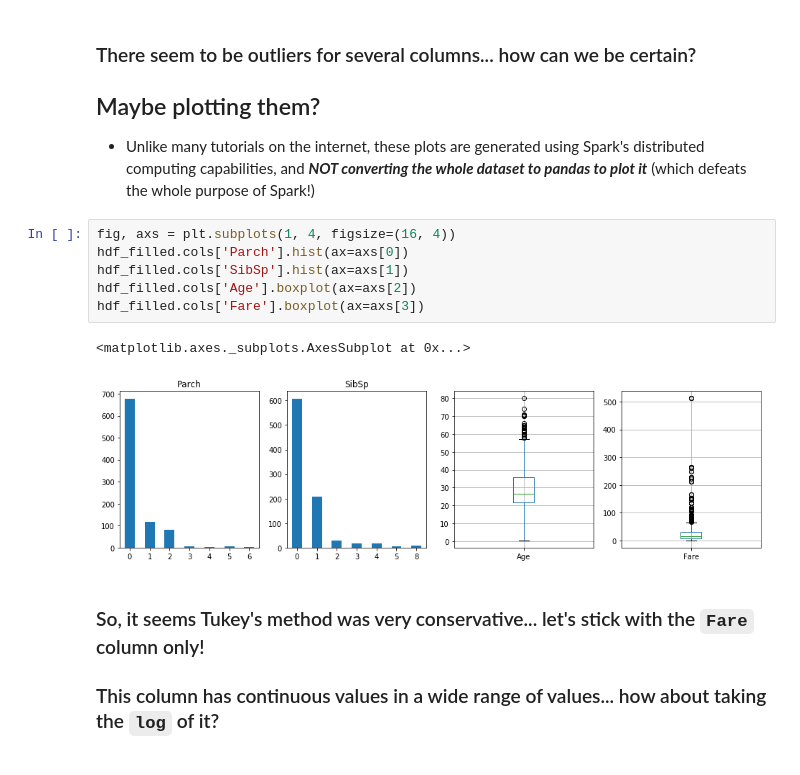
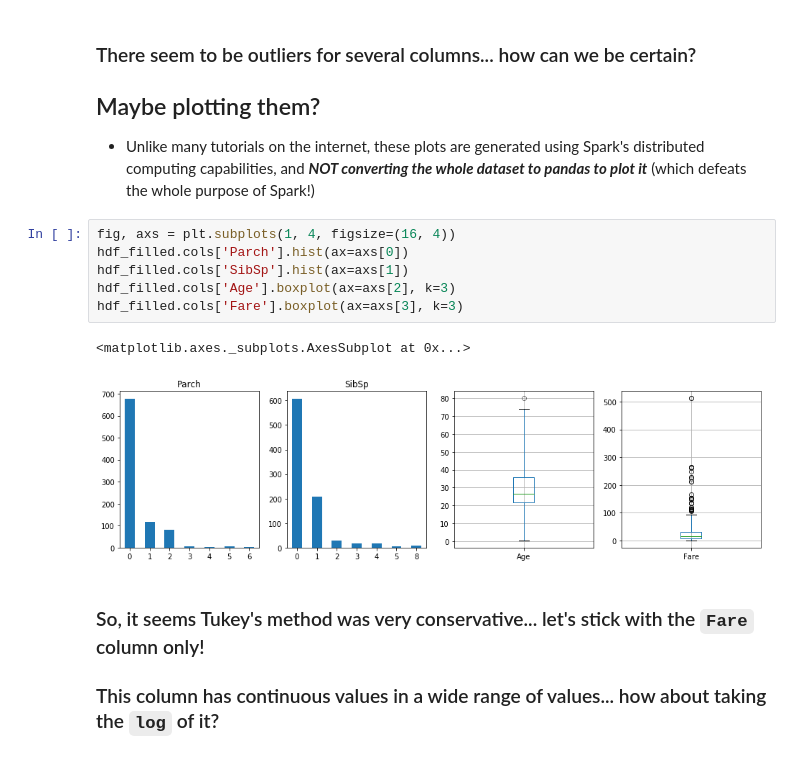
Before and after one commit to dvgodoy/handyspark, a Jupyter notebook: notebooks/Exploring_Titanic.ipynb, the cells around one changed output. Drawn from its saved outputs; the diff is of its cells as text.

```diff
--- a/notebooks/Exploring_Titanic.ipynb
+++ b/notebooks/Exploring_Titanic.ipynb
@@ -246,12 +242,12 @@ dtype: float64
 # %%
 fig, axs = plt.subplots(1, 4, figsize=(16, 4))
 hdf_filled.cols['Parch'].hist(ax=axs[0])
 hdf_filled.cols['SibSp'].hist(ax=axs[1])
-hdf_filled.cols['Age'].boxplot(ax=axs[2])
-hdf_filled.cols['Fare'].boxplot(ax=axs[3])
+hdf_filled.cols['Age'].boxplot(ax=axs[2], k=3)
+hdf_filled.cols['Fare'].boxplot(ax=axs[3], k=3)
 # %% [output]
 <matplotlib.axes._subplots.AxesSubplot at 0x...>
-[figure, old version]
+[figure, new version]
 # %% [markdown]
 ### So, it seems Tukey's method was very conservative... let's stick with the `Fare` column only!
 
```
Also changed, not shown: parts of 7 cells of this notebook, 10 other files.
